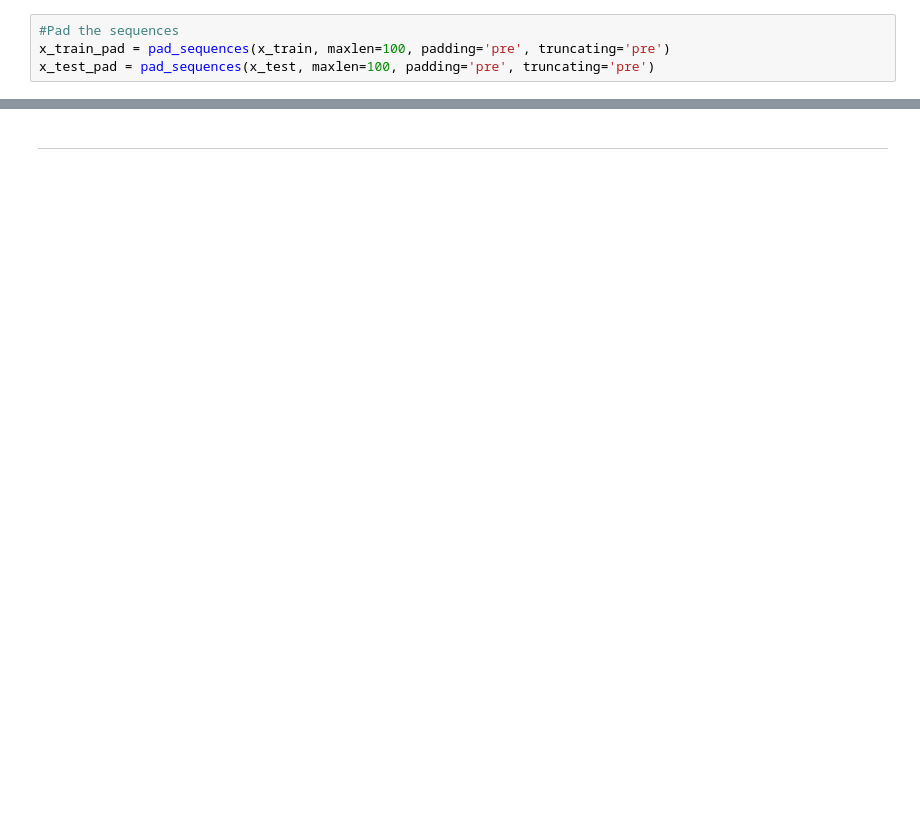
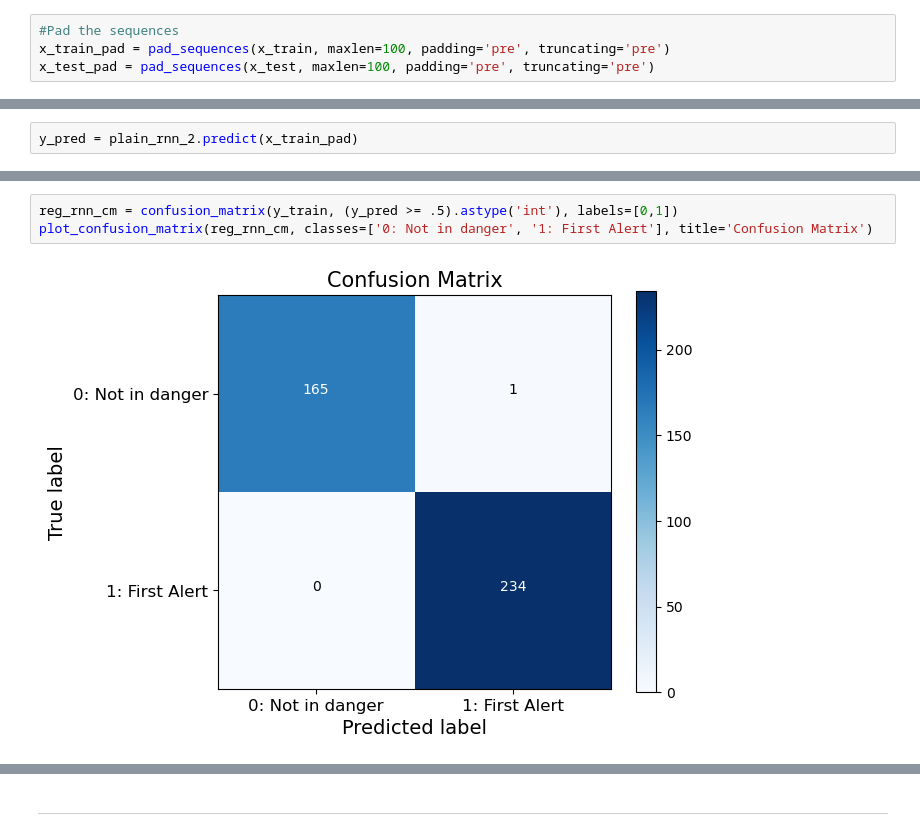
Before and after one commit to SebastianoDenegri/Targeted_Suicide_Intervention, a Jupyter notebook: Reddit_Users_Classification_part_5.ipynb, the cells around one changed output, grey strips where cells are left out. Drawn from its saved outputs; the diff is of its cells as text; blank space fills up the shorter version.

```diff
--- a/Reddit_Users_Classification_part_5.ipynb
+++ b/Reddit_Users_Classification_part_5.ipynb
@@ -365,0 +488,2 @@ hist=gru_rnn.fit(x_train_pad, y_train, batch_size=16, epochs=10, shuffle=True, v
+# %%
+y_pred = plain_rnn_2.predict(x_train_pad)
@@ -365,0 +492,5 @@ hist=gru_rnn.fit(x_train_pad, y_train, batch_size=16, epochs=10, shuffle=True, v
+# %%
+reg_rnn_cm = confusion_matrix(y_train, (y_pred >= .5).astype('int'), labels=[0,1])
+plot_confusion_matrix(reg_rnn_cm, classes=['0: Not in danger', '1: First Alert'], title='Confusion Matrix')
+# %% [output]
+[figure, added]
```
Also changed, not shown: parts of 76 cells of this notebook.
